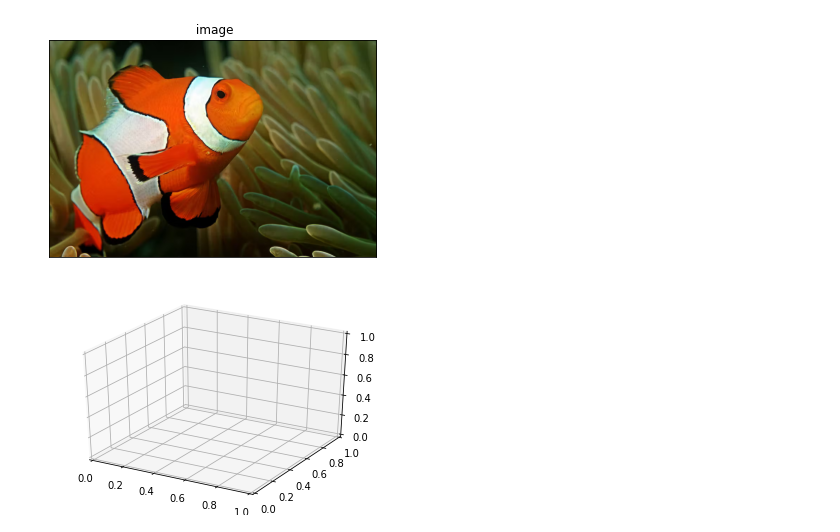
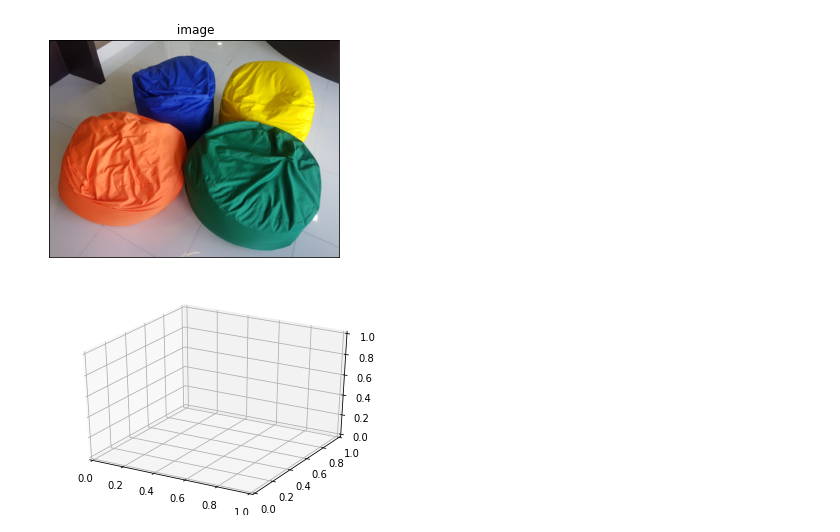
Before and after one commit to SunnyDahitJ/Computer_Vision, a Jupyter notebook: cv_practical_10.ipynb, the cells around one changed output. Saved outputs shown, nothing was run; the diff lists cells and outputs as text; code cells hidden in the pictures.

```diff
--- a/cv_practical_10.ipynb
+++ b/cv_practical_10.ipynb
@@ -5,13 +5,15 @@ import numpy as np
 import cv2 as cv
 from matplotlib import pyplot as plt
 # %%
-nemo1 = cv.imread('/content/drive/MyDrive/Computer_vision/Input images/nemo.jpg')
+# nemo1 = cv.imread('/content/drive/MyDrive/Computer_vision/Input images/nemo.jpg')
+nemo1 = cv.imread('/content/drive/MyDrive/Computer_vision/Input images/bags.png')
+
 nemo = cv.cvtColor(nemo1, cv.COLOR_BGR2RGB)
 plt.imshow(nemo)
 plt.title(" image"), plt.xticks([]), plt.yticks([])
 plt.show()
 # %% [output]
-[figure, old version]
+[figure, new version]
 # %%
 from mpl_toolkits.mplot3d import Axes3D
 from matplotlib import cm
```
Also changed, not shown: parts of 6 cells of this notebook.
